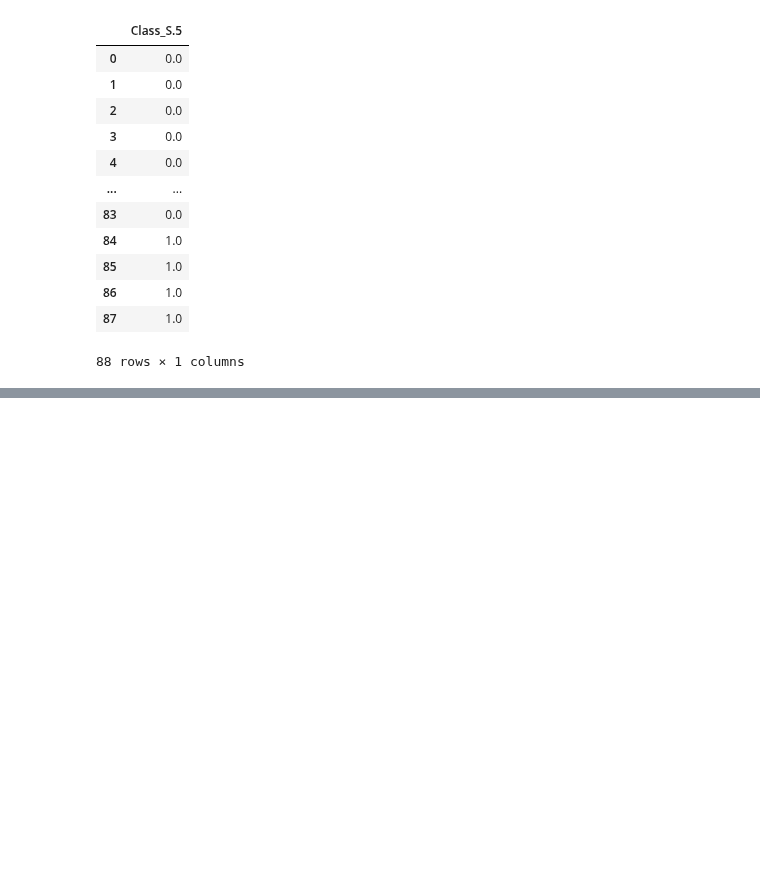
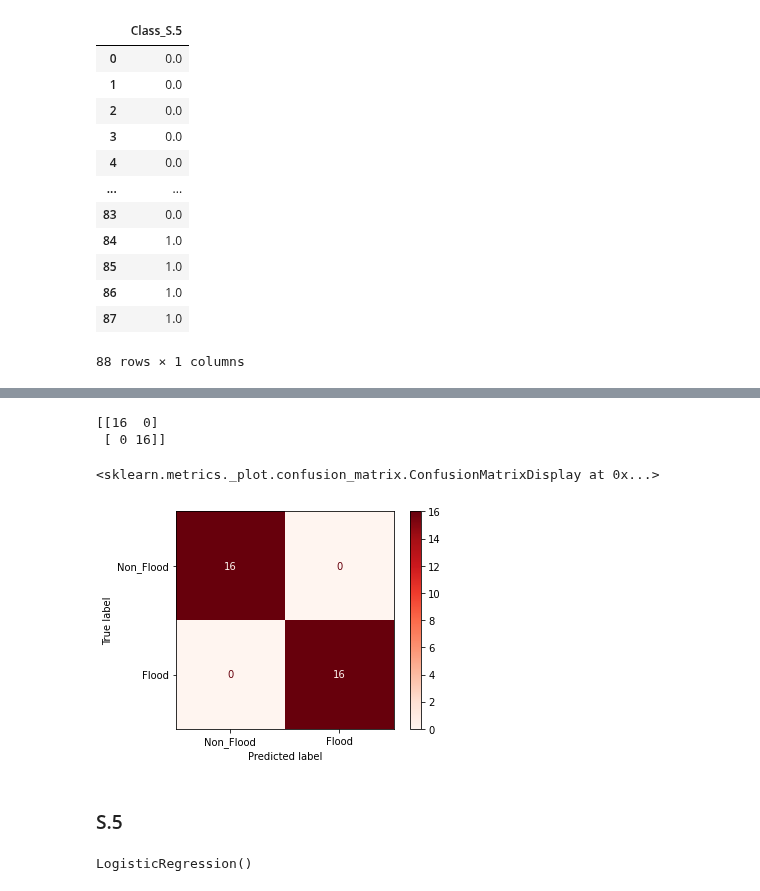
Before and after one commit to TermProject702/Flooding702, a Jupyter notebook: Model.ipynb, the cells around one changed output, grey strips where cells are left out. Drawn from its saved outputs; the diff is of its cells as text; code cells hidden in the pictures; blank space fills up the shorter version.

Commit message:
prediction using LR after performimg SMOTE + Confusion matrix

```diff
--- a/Model.ipynb
+++ b/Model.ipynb
@@ -499,0 +503,2 @@ X_over_train_S, X_over_test_S, y_over_train_S, y_over_test_S = train_test_split(
+# %%
+Lr.fit(X_over_train_C, y_over_train_C)
@@ -499,0 +507,3 @@ X_over_train_S, X_over_test_S, y_over_train_S, y_over_test_S = train_test_split(
+# %%
+y_over_pred_C = Lr.predict(X_over_test_C)
+print(classification_report(y_over_test_C, y_over_pred_C))
@@ -499,0 +519,14 @@ X_over_train_S, X_over_test_S, y_over_train_S, y_over_test_S = train_test_split(
+# %%
+print(confusion_matrix(y_over_pred_C, y_over_test_C))
+plot_confusion_matrix(Lr, X_over_test_C, y_over_test_C, display_labels=["Non_Flood", "Flood"], cmap=plt.cm.Reds)
+# %% [output]
+[[16  0]
+ [ 0 16]]
+<sklearn.metrics._plot.confusion_matrix.ConfusionMatrixDisplay at 0x...>
+[figure, added]
+# %% [markdown]
+### S.5
+# %%
+Lr.fit(X_over_train_S, y_over_train_S)
+# %% [output]
+LogisticRegression()
```
Also changed, not shown: parts of 5 cells of this notebook.
